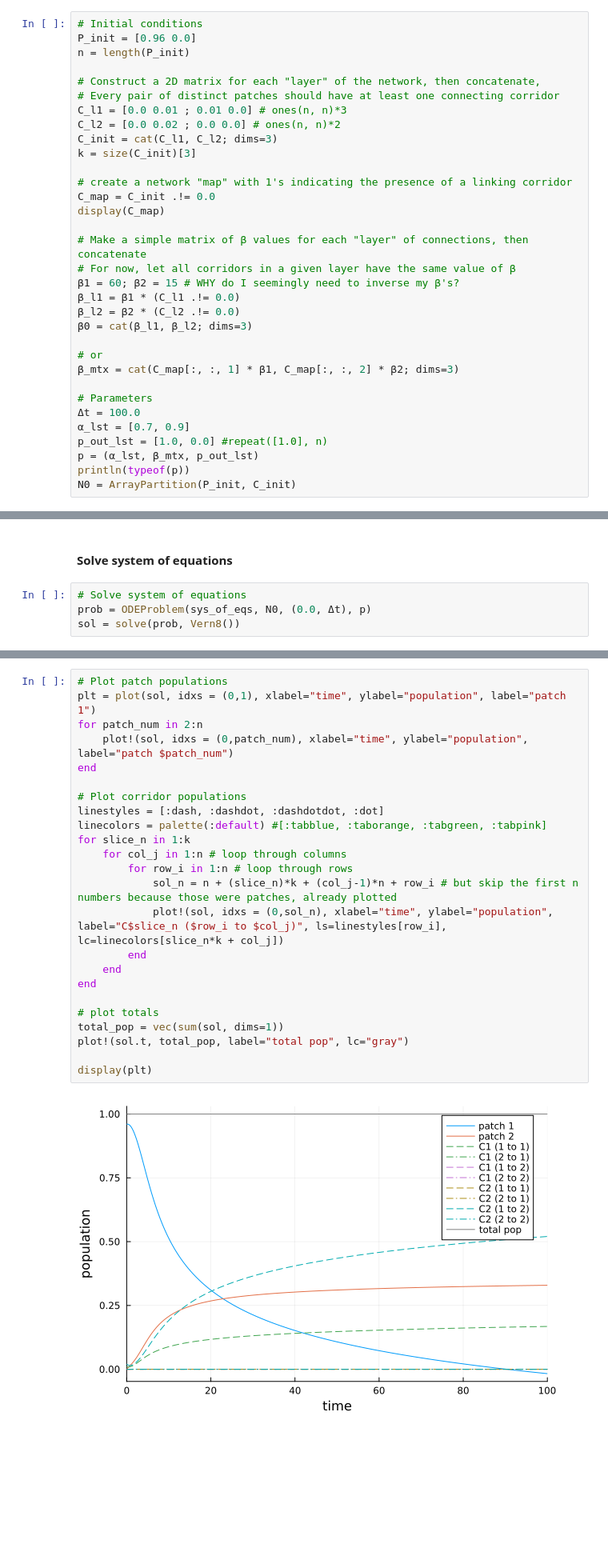
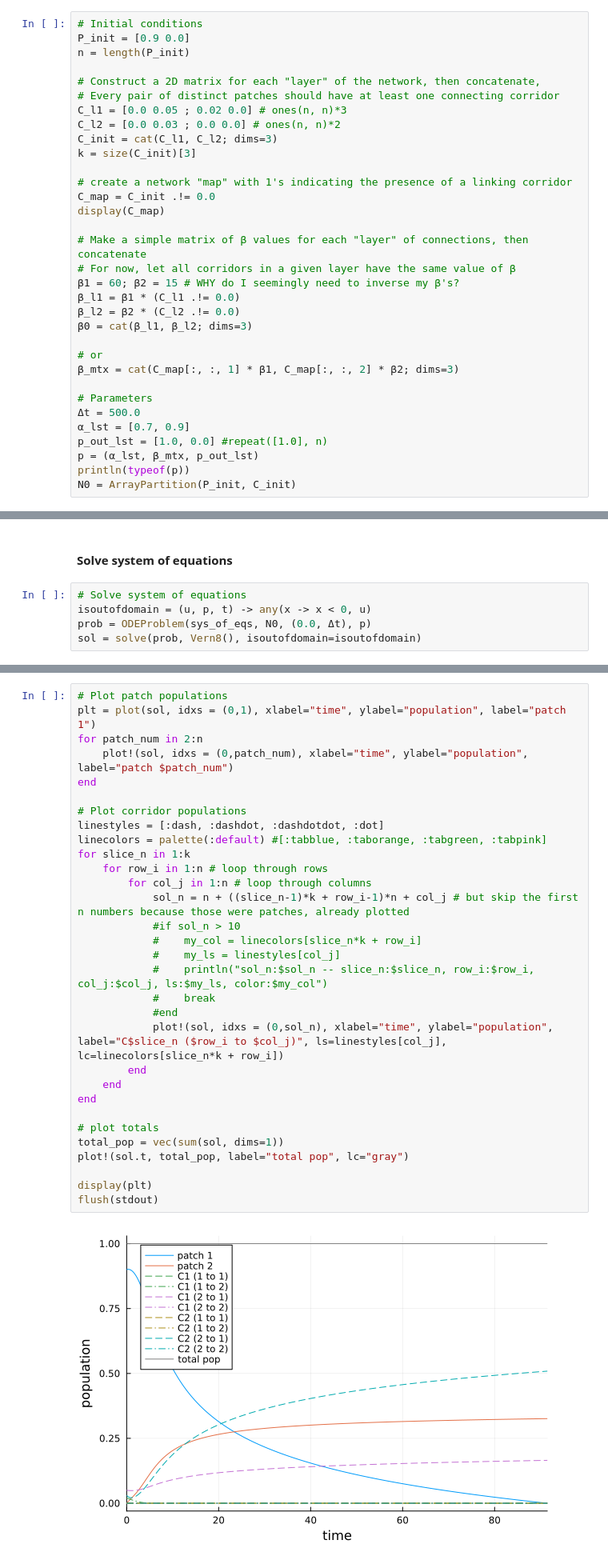
Before and after one commit to acossairt/traffic_air_quality_modeling, a Jupyter notebook: julia_model/travel_4_full_2.ipynb, the cells around one changed output, grey strips where cells are left out. Shown at 80% size. Cells and saved outputs as stored; diff of their text form; blank space fills up the shorter version.

Commit message:
corrected order and labels of plots

```diff
--- a/julia_model/travel_4_full_2.ipynb
+++ b/julia_model/travel_4_full_2.ipynb
@@ -104,13 +104,13 @@ sys_of_eqs (generic function with 1 method)
 #### Set initial conditions and parameters (mimic XPPAUT version)
 # %%
 # Initial conditions
-P_init = [0.96 0.0]
+P_init = [0.9 0.0]
 n = length(P_init)
 
 # Construct a 2D matrix for each "layer" of the network, then concatenate,
 # Every pair of distinct patches should have at least one connecting corridor
-C_l1 = [0.0 0.01 ; 0.01 0.0] # ones(n, n)*3
-C_l2 = [0.0 0.02 ; 0.0 0.0] # ones(n, n)*2
+C_l1 = [0.0 0.05 ; 0.02 0.0] # ones(n, n)*3
+C_l2 = [0.0 0.03 ; 0.0 0.0] # ones(n, n)*2
 C_init = cat(C_l1, C_l2; dims=3)
 k = size(C_init)[3]
 
@@ -129,7 +129,7 @@ display(C_map)
 β_mtx = cat(C_map[:, :, 1] * β1, C_map[:, :, 2] * β2; dims=3)
 
 # Parameters
-Δt = 100.0
+Δt = 500.0
 α_lst = [0.7, 0.9]
 p_out_lst = [1.0, 0.0] #repeat([1.0], n)
 p = (α_lst, β_mtx, p_out_lst)
@@ -149,6 +150,7 @@ N0 = ArrayPartition(P_init, C_init)
 #### Solve system of equations
 # %%
 # Solve system of equations
+isoutofdomain = (u, p, t) -> any(x -> x < 0, u)
 prob = ODEProblem(sys_of_eqs, N0, (0.0, Δt), p)
-sol = solve(prob, Vern8())
+sol = solve(prob, Vern8(), isoutofdomain=isoutofdomain)
 # %% [output]
@@ -178,26 +189,33 @@ t: 25-element Vector{Float64}:
 # %%
 # Plot patch populations
 plt = plot(sol, idxs = (0,1), xlabel="time", ylabel="population", label="patch 1")
 for patch_num in 2:n
     plot!(sol, idxs = (0,patch_num), xlabel="time", ylabel="population", label="patch $patch_num")
 end
 
 # Plot corridor populations
 linestyles = [:dash, :dashdot, :dashdotdot, :dot]
 linecolors = palette(:default) #[:tabblue, :taborange, :tabgreen, :tabpink]
 for slice_n in 1:k
-    for col_j in 1:n # loop through columns
-        for row_i in 1:n # loop through rows
-            sol_n = n + (slice_n)*k + (col_j-1)*n + row_i # but skip the first n numbers because those were patches, already plotted
-            plot!(sol, idxs = (0,sol_n), xlabel="time", ylabel="population", label="C$slice_n ($row_i to $col_j)", ls=linestyles[row_i], lc=linecolors[slice_n*k + col_j])
+    for row_i in 1:n # loop through rows
+        for col_j in 1:n # loop through columns
+            sol_n = n + ((slice_n-1)*k + row_i-1)*n + col_j # but skip the first n numbers because those were patches, already plotted
+            #if sol_n > 10
+            #    my_col = linecolors[slice_n*k + row_i]
+            #    my_ls = linestyles[col_j]
+            #    println("sol_n:$sol_n -- slice_n:$slice_n, row_i:$row_i, col_j:$col_j, ls:$my_ls, color:$my_col")
+            #    break
+            #end
+            plot!(sol, idxs = (0,sol_n), xlabel="time", ylabel="population", label="C$slice_n ($row_i to $col_j)", ls=linestyles[col_j], lc=linecolors[slice_n*k + row_i])
         end
     end
 end
 
 # plot totals
 total_pop = vec(sum(sol, dims=1))
 plot!(sol.t, total_pop, label="total pop", lc="gray")
 
 display(plt)
+flush(stdout)
 # %% [output]
-[figure, old version]
+[figure, new version]
```
Also changed, not shown: parts of 8 cells of this notebook, 1 other file.
